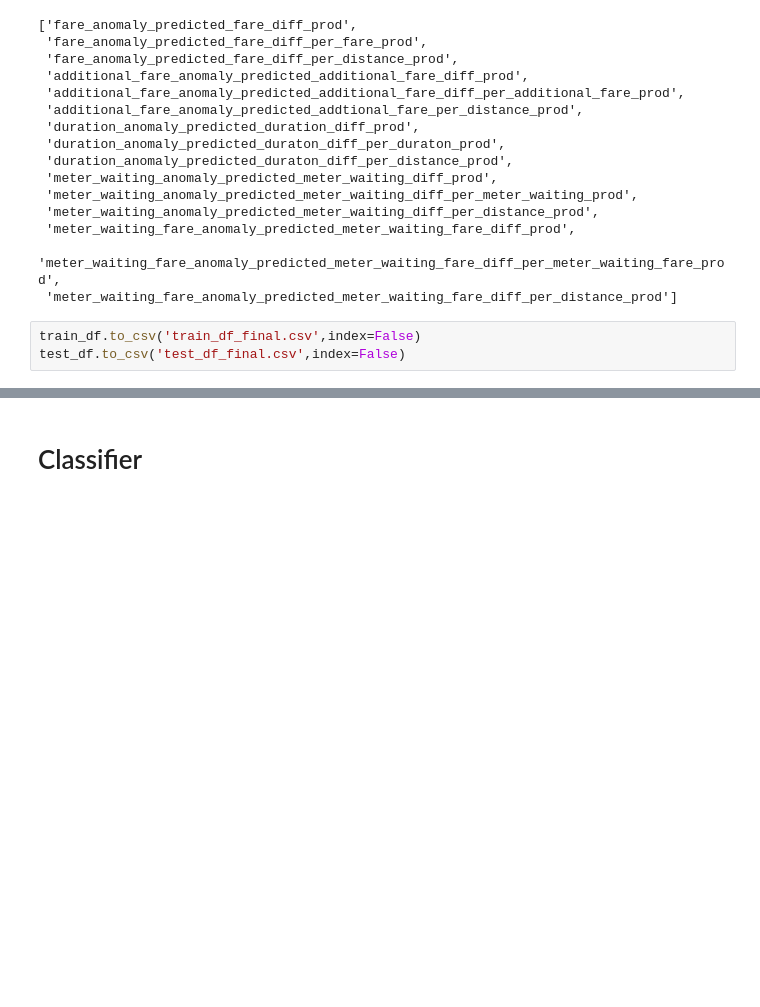
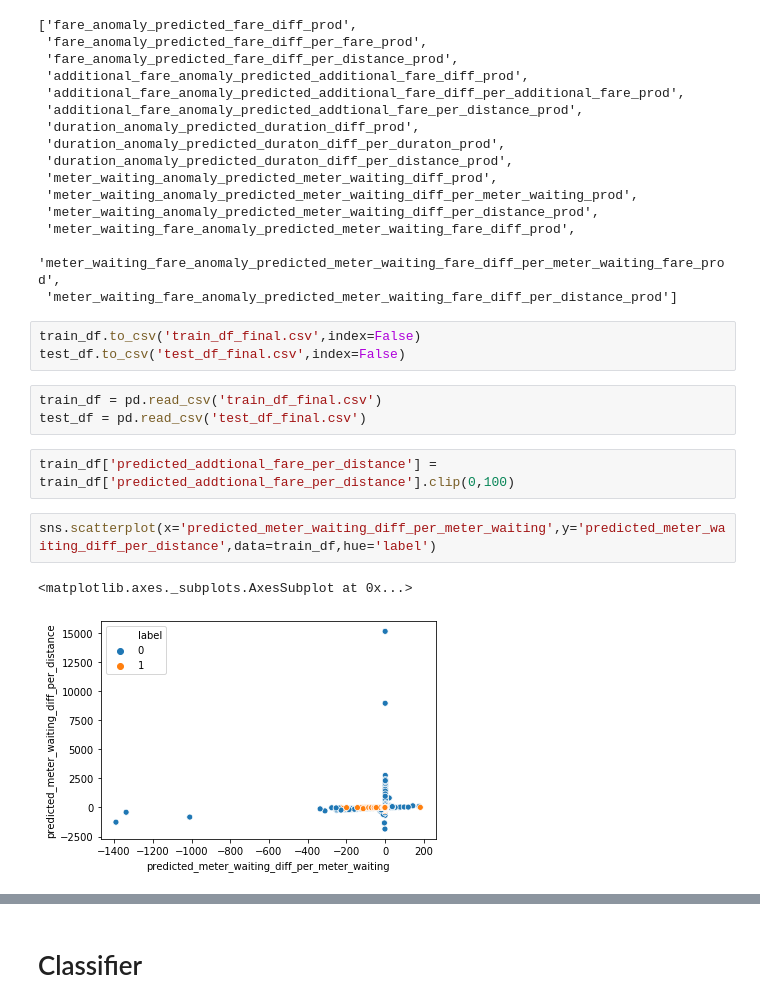
Before and after one commit to heshanpadmasiri/ride-fare, a Jupyter notebook: Noise_pre_eda.ipynb, the cells around one changed output, grey strips where cells are left out. Cells and saved outputs as stored; diff of their text form; blank space fills up the shorter version.

Commit message:
prediction diff products started 1
lb:0.97882 std:0.0029 cv:0.977205

```diff
--- a/Noise_pre_eda.ipynb
+++ b/Noise_pre_eda.ipynb
@@ -858,3 +858,13 @@ new_cols
 # %%
 train_df.to_csv('train_df_final.csv',index=False)
 test_df.to_csv('test_df_final.csv',index=False)
+# %%
+train_df = pd.read_csv('train_df_final.csv')
+test_df = pd.read_csv('test_df_final.csv')
+# %%
+train_df['predicted_addtional_fare_per_distance'] = train_df['predicted_addtional_fare_per_distance'].clip(0,100)
+# %%
+sns.scatterplot(x='predicted_meter_waiting_diff_per_meter_waiting',y='predicted_meter_waiting_diff_per_distance',data=train_df,hue='label')
+# %% [output]
+<matplotlib.axes._subplots.AxesSubplot at 0x...>
+[figure, added]
```
Also changed, not shown: parts of 22 cells of this notebook, 1 other file.
